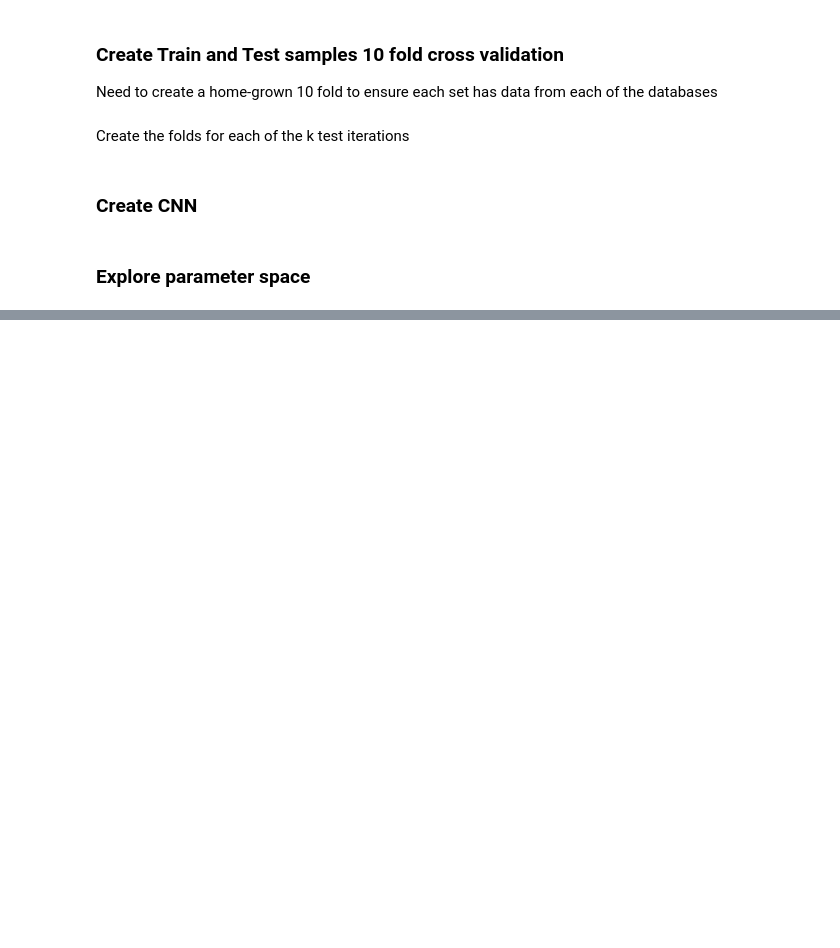
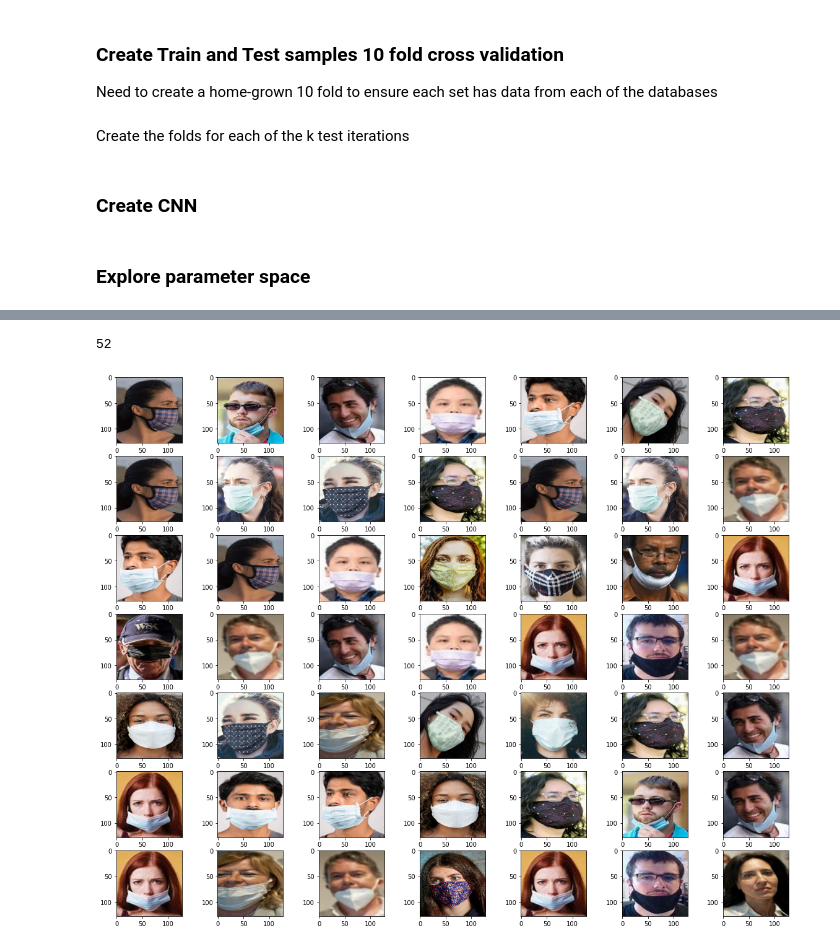
Before and after one commit to enmachinelearning525/Masked_Face_Identification, a Jupyter notebook: Final_Code.ipynb, the cells around one changed output, grey strips where cells are left out. Cells and saved outputs as stored; diff of their text form; code cells hidden in the pictures; blank space fills up the shorter version.

```diff
--- a/Final_Code.ipynb
+++ b/Final_Code.ipynb
@@ -355,0 +329,30 @@ Epoch 4/4
+# %%
+#  for te_i, tr_i in zip(test_ind, train_ind):
+failed_images = []
+for te_i, tr_i in zip(test_ind, train_ind):
+# for i in range(1):
+    # create empty Train Index
+    for i, train in enumerate(tr_i):
+        if i == 0:
+            X_train = X[i][train]
+            Y_train = Y[i][train]
+        else:
+            X_train = np.concatenate((X_train, X[i][train]))
+            Y_train = np.concatenate((Y_train, Y[i][train]))
+    X_train = X_train/255
+    cnn1 = create_model((3,3), 64, 128, 128, 64)
+    callback = tf.keras.callbacks.EarlyStopping(monitor='loss', patience=1)
+    history = cnn1.fit(X_train, Y_train,
+        epochs=1,callbacks=[callback], verbose=1,
+        shuffle=True)
+    for i, test in enumerate(te_i):
+        y_pred = cnn1.predict(X[i][test])
+        y_pred = np.argmax(y_pred, axis=-1)
+        y_check = np.argmax(Y[i][test], axis=-1)
+        if i == 4 or i == 5:
+            for j, y in enumerate(y_pred):
+                if y != y_check[j]:
+                    failed_images.append(X[i][j])
+
+        print(f'Size: {len(y_pred)} Accuracy {i}= {sum(y_pred==y_check)/len(y_pred)*100:.3f}')
+        #ADD CONFUSION MATRIX CALCULATIONS
@@ -356,3 +377,19 @@ Epoch 4/4
+# %%
+len(failed_images)
+# %% [output]
+52
+# %%
+row = int(np.sqrt(len(failed_images)))
+col = int(len(failed_images)/row)
+fig, ax = plt.subplots(row,col,figsize=(20,16))
+count = 0
+for r in range(row):
+    for c in range(col):
+        ax[r][c].imshow(failed_images[count],cmap='gray')
+        count = count + 1
+plt.show()
+# %% [output]
+[figure, added]
 # %%
 # subplot of Confusion Matrix with label showing statistics of each large in the middle
 # fig, ax = plt.subplots(1,2,figsize=(10,8))
```
Also changed, not shown: parts of 4 cells of this notebook.
